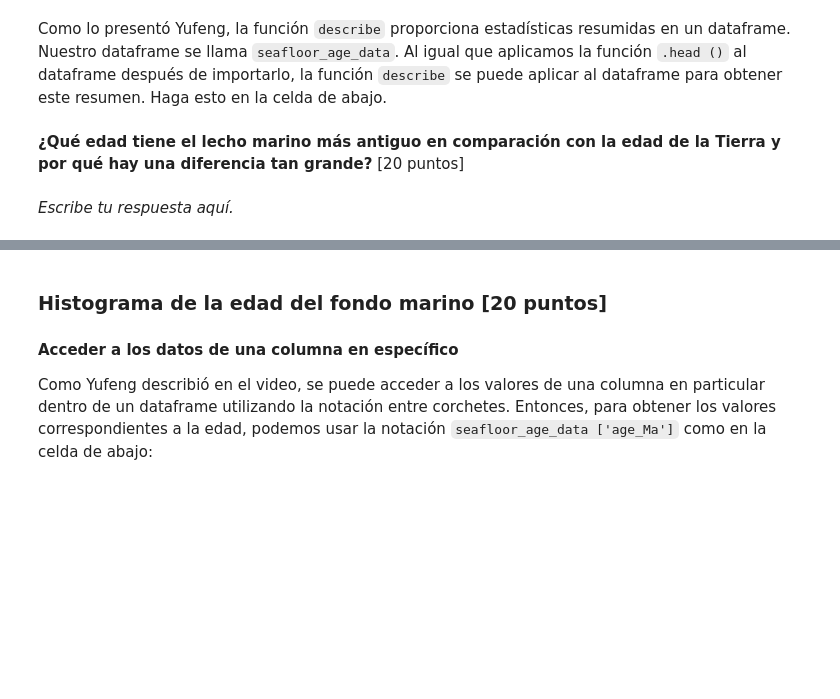
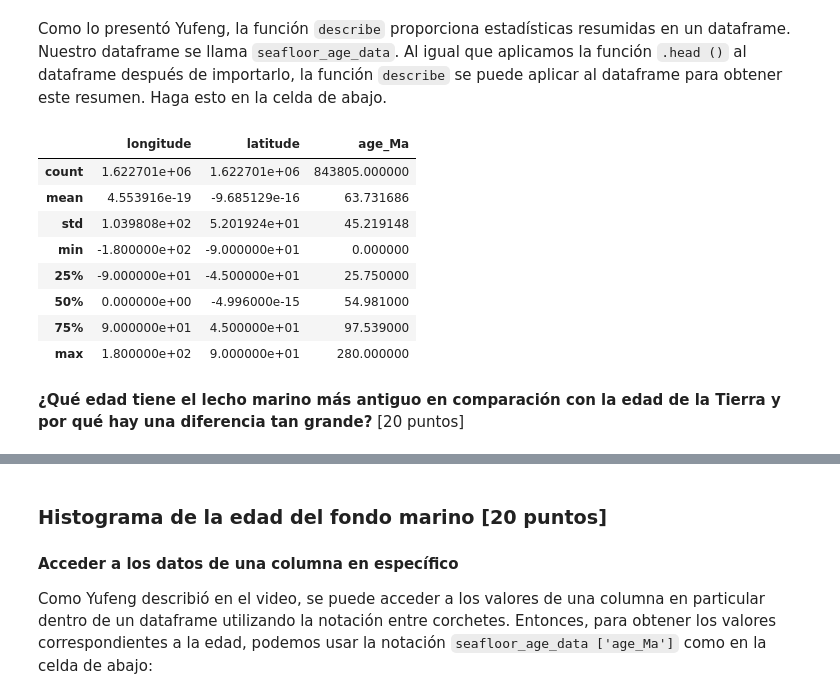
Before and after one commit to Pablolog42/2021-CD2201, a Jupyter notebook: Semana2/Tarea_Semana_02/S02_Tarea.ipynb, the cells around one changed output, grey strips where cells are left out. Cells and saved outputs as stored; diff of their text form; code cells hidden in the pictures; blank space fills up the shorter version.

```diff
--- a/Semana2/Tarea_Semana_02/S02_Tarea.ipynb
+++ b/Semana2/Tarea_Semana_02/S02_Tarea.ipynb
@@ -37,7 +46,16 @@ YouTubeVideo('XDAnFZqJDvI', width="1000", height="500")
 Como lo presentó Yufeng, la función `describe` proporciona estadísticas resumidas en un dataframe. Nuestro dataframe se llama `seafloor_age_data`. Al igual que aplicamos la función `.head ()` al dataframe después de importarlo, la función `describe` se puede aplicar al dataframe para obtener este resumen. Haga esto en la celda de abajo.
 # %%
 # Aplicar la función descrita aquí
+seafloor_age_data.describe(include="all")
+# %% [output]
+|  | longitude | latitude | age_Ma |
+| count | 1.622701e+06 | 1.622701e+06 | 843805.000000 |
+| mean | 4.553916e-19 | -9.685129e-16 | 63.731686 |
+| std | 1.039808e+02 | 5.201924e+01 | 45.219148 |
+| min | -1.800000e+02 | -9.000000e+01 | 0.000000 |
+| 25% | -9.000000e+01 | -4.500000e+01 | 25.750000 |
+| 50% | 0.000000e+00 | -4.996000e-15 | 54.981000 |
+| 75% | 9.000000e+01 | 4.500000e+01 | 97.539000 |
+| max | 1.800000e+02 | 9.000000e+01 | 280.000000 |
 # %% [markdown]
 **¿Qué edad tiene el lecho marino más antiguo en comparación con la edad de la Tierra y por qué hay una diferencia tan grande?** [20 puntos]
-# %% [markdown]
-_Escribe tu respuesta aquí._
```
Also changed, not shown: parts of 12 cells of this notebook, 4 other files.
